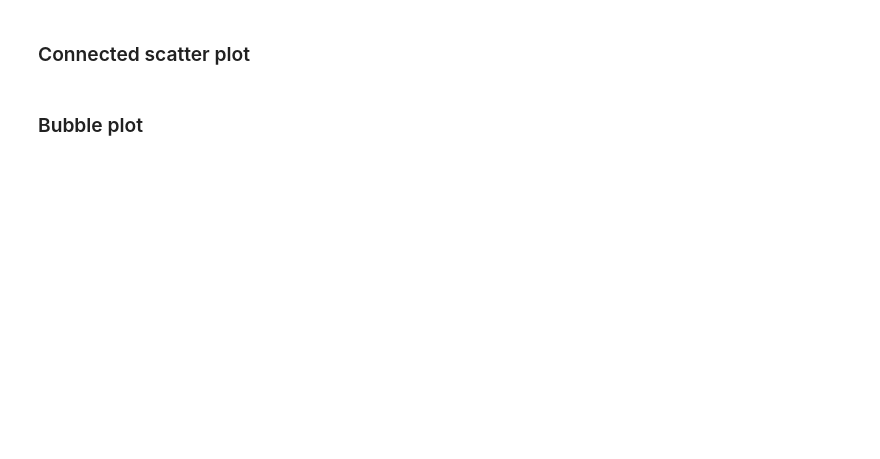
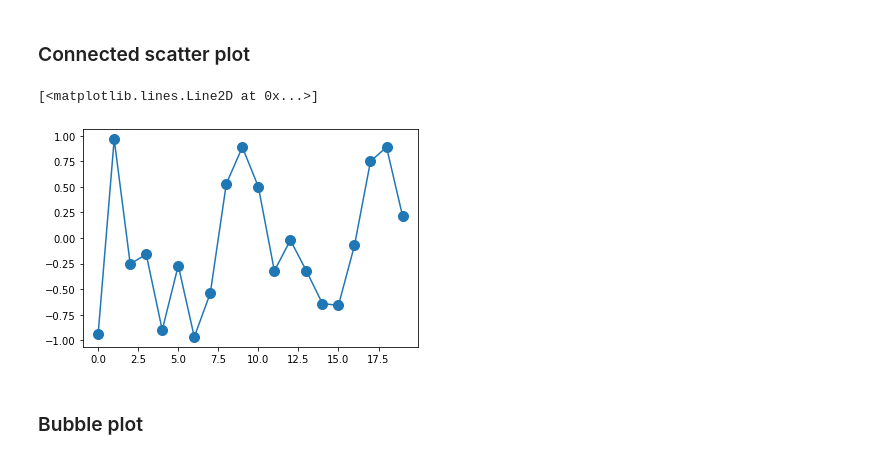
Before and after one commit to mohamed-ma/Leerstof_2122, a Jupyter notebook: 10_DataVisualisation/DataVisualisation.ipynb, the cells around one changed output. Drawn from its saved outputs; the diff is of its cells as text; code cells hidden in the pictures; blank space fills up the shorter version.

```diff
--- a/10_DataVisualisation/DataVisualisation.ipynb
+++ b/10_DataVisualisation/DataVisualisation.ipynb
@@ -125,4 +140,15 @@ Reeds veel gedaan dus ga ik hier niet opnieuw tonen
 # %% [markdown]
 ### Connected scatter plot
+# %%
+df = pd.DataFrame({"x": np.arange(0, 20)})
+df["y"] = np.random.random(size=20) * 2 -1
+
+plt.figure()
+# ofwel werk je met scatter om de datapunten aan te geven ofwel gebruik je markers in plot
+#plt.scatter(df.x, df.y) # tekent de dots
+plt.plot(df.x, df.y, marker='o', markersize="10") # connecteert de dots
+# %% [output]
+[<matplotlib.lines.Line2D at 0x...>]
+[figure, added]
 # %% [markdown]
 ### Bubble plot
```
Also changed, not shown: parts of 4 cells of this notebook.
